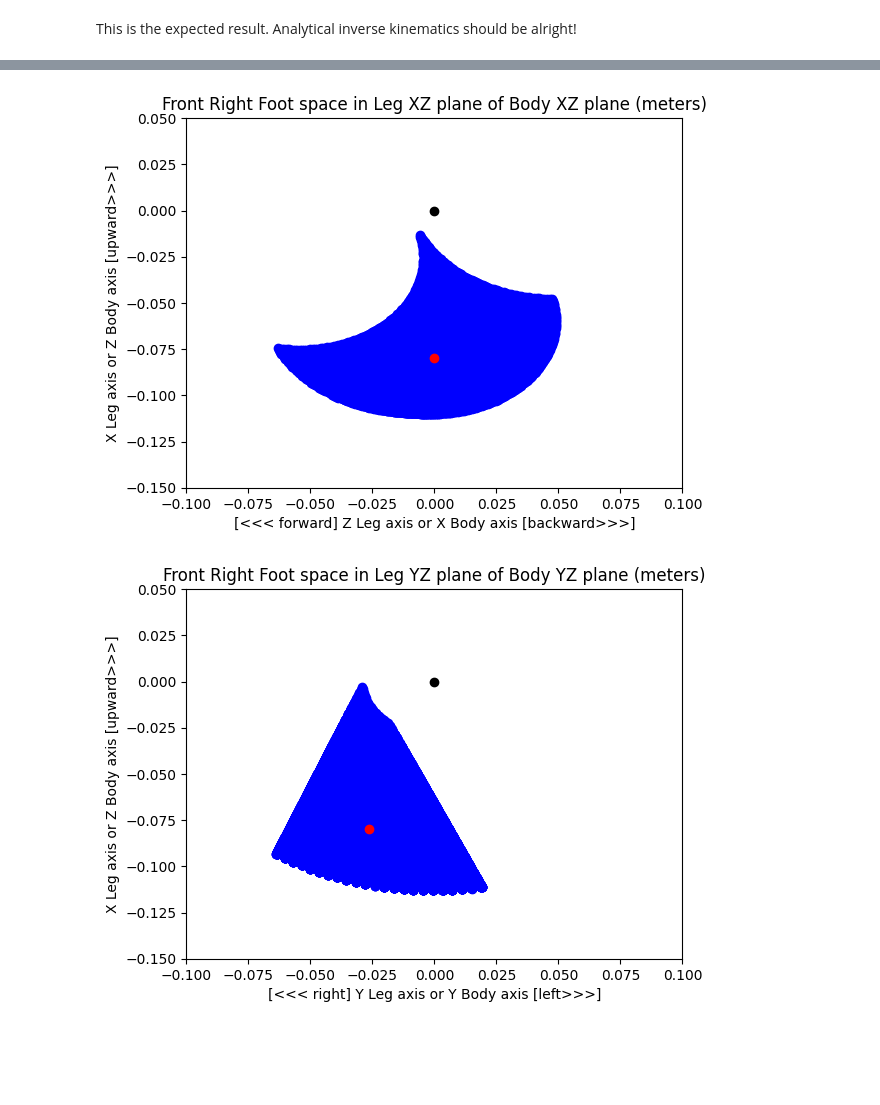
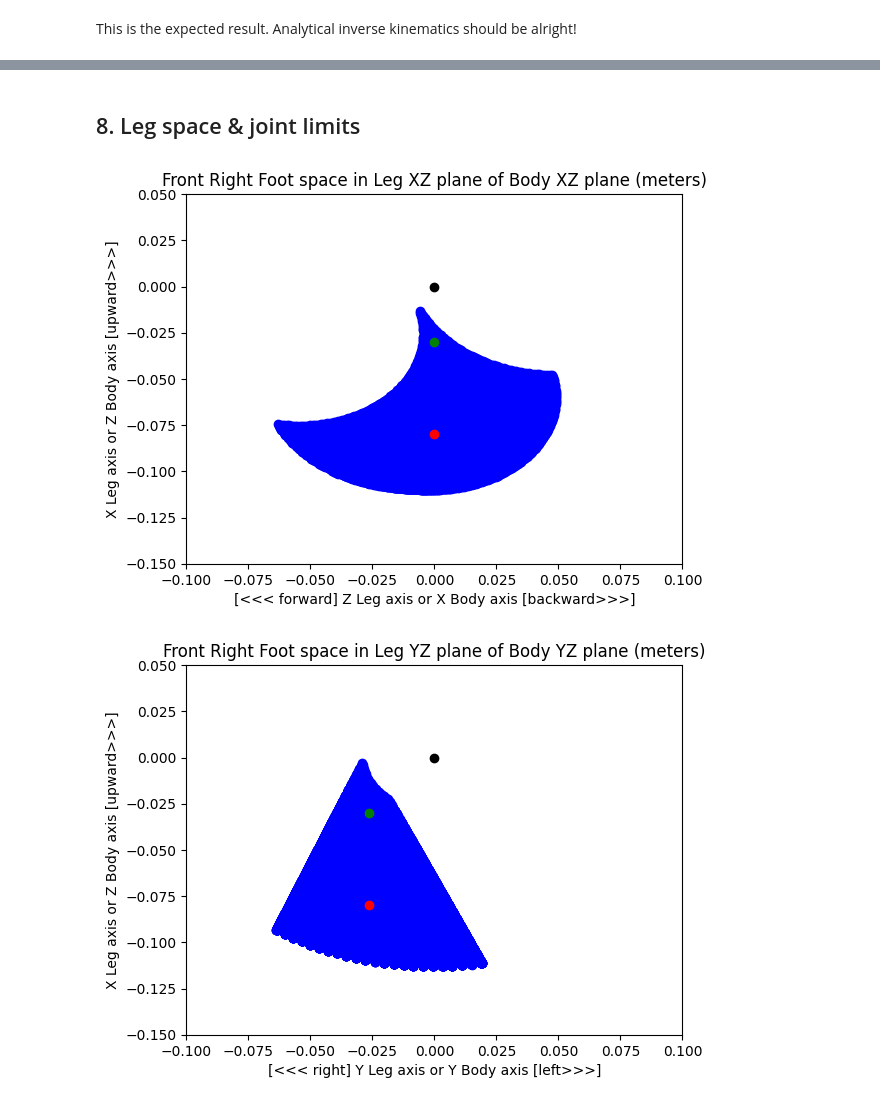
Before and after one commit to pat92fr/mini_pupper_2_bsp, a Jupyter notebook: 01 - IK/01-ReferenceFrames.ipynb, the cells around one changed output, grey strips where cells are left out. Saved outputs shown, nothing was run; the diff lists cells and outputs as text; code cells hidden in the pictures; blank space fills up the shorter version.

Commit message:
poses

```diff
--- a/01 - IK/01-ReferenceFrames.ipynb
+++ b/01 - IK/01-ReferenceFrames.ipynb
@@ -794,0 +836,30 @@ This is the expected result. Analytical inverse kinematics should be alright!
+# %%
+target_feet_position_BRF = config.default_crouch
+
+joint_position = Kinematics.four_legs_explicit_inverse_kinematics_BRF(target_feet_position_BRF,config)
+print("IK computed joint positions (deg):\n\n"+str(np.round(np.degrees(joint_position),1))+"\n")
+
+
+tm.set_joint("FR-ABD", joint_position[0,0])
+tm.set_joint("FL-ABD", joint_position[0,1])
+tm.set_joint("RR-ABD", joint_position[0,2])
+tm.set_joint("RL-ABD", joint_position[0,3])
+
+tm.set_joint("FR-HIPS", joint_position[1,0])
+tm.set_joint("FL-HIPS", joint_position[1,1])
+tm.set_joint("RR-HIPS", joint_position[1,2])
+tm.set_joint("RL-HIPS", joint_position[1,3])
+
+tm.set_joint("FR-KNEE", joint_position[2,0]-joint_position[1,0])
+tm.set_joint("FL-KNEE", joint_position[2,1]-joint_position[1,1])
+tm.set_joint("RR-KNEE", joint_position[2,2]-joint_position[1,2])
+tm.set_joint("RL-KNEE", joint_position[2,3]-joint_position[1,3])
+
+fig = plt.figure()
+ax = fig.add_subplot(projection='3d')
+ax = tm.plot_connections_in("mini_pupper", ax=ax)
+tm.plot_visuals("base_link", ax_s=0.10, alpha=1.0)
+ax.set_xlabel('X axis')
+ax.set_ylabel('Y axis')
+ax.set_zlabel('Z axis')
+plt.show()
@@ -795,28 +873,31 @@ This is the expected result. Analytical inverse kinematics should be alright!
+# %% [markdown]
+## 8. Leg space & joint limits
 # %%
 X =[]
 Y =[]
 Z =[]
 for h in range(80,195,1):
      for k in range(25,90,1):
                 joint_position = np.radians(np.array([0, h, k]))
                 (x,y,z) = Kinematics.leg_forward_kinematics_LRF(joint_position,0,config)
                 X.append(x)
                 Y.append(y)
                 Z.append(z)
 
 
 # plot
 fig, ax = plt.subplots()
 ax.scatter(Z,X,c="blue")
 ax.scatter(0,0,c="black") # leg origin
 ax.scatter(config.STANCE_X+config.STANCE_X_SHIFT-config.LEG_OX,config.STANCE_Z,c="red") # Foot position in default standing pose
+ax.scatter(config.CROUCH_X+config.CROUCH_X_SHIFT-config.LEG_OX,config.CROUCH_Z,c="green") # Foot position in default crouch pose
 ax.set(xlim=(-0.1, 0.1), ylim=(-0.15, 0.05))
 ax.set_title('Front Right Foot space in Leg XZ plane of Body XZ plane (meters)')
 ax.set_xlabel('[<<< forward] Z Leg axis or X Body axis [backward>>>]')
 ax.set_ylabel('X Leg axis or Z Body axis [upward>>>]')
 plt.show()
 # %% [output]
-[figure, old version]
+[figure, new version]
 # %%
 X =[]
 Y =[]
@@ -835,10 +916,11 @@ fig, ax = plt.subplots()
 ax.scatter(Y,X,c="blue")
 ax.scatter(0,0,c="black") # leg origin
 ax.scatter(-config.STANCE_Y+config.LEG_OY,config.STANCE_Z,c="red") # Foot position in default standing pose
+ax.scatter(-config.CROUCH_Y+config.LEG_OY,config.CROUCH_Z,c="green") # Foot position in default crouch pose
 ax.set(xlim=(-0.1, 0.1),ylim=(-0.15, 0.05))
 ax.set_title('Front Right Foot space in Leg YZ plane of Body YZ plane (meters)')
 ax.set_xlabel('[<<< right] Y Leg axis or Y Body axis [left>>>]')
 ax.set_ylabel('X Leg axis or Z Body axis [upward>>>]')
 plt.show()
 # %% [output]
-[figure, old version]
+[figure, new version]
```
Also changed, not shown: parts of 8 cells of this notebook, 3 other files.
